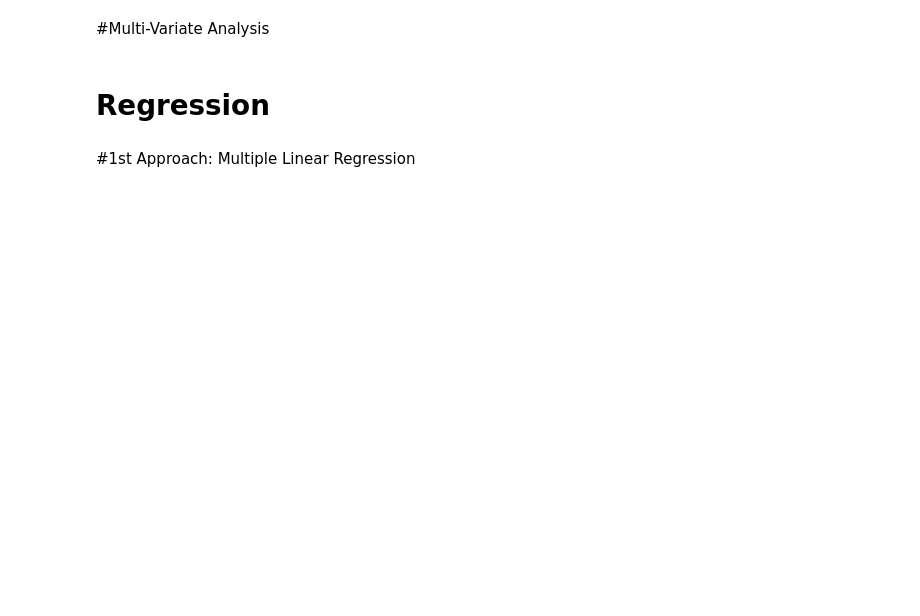
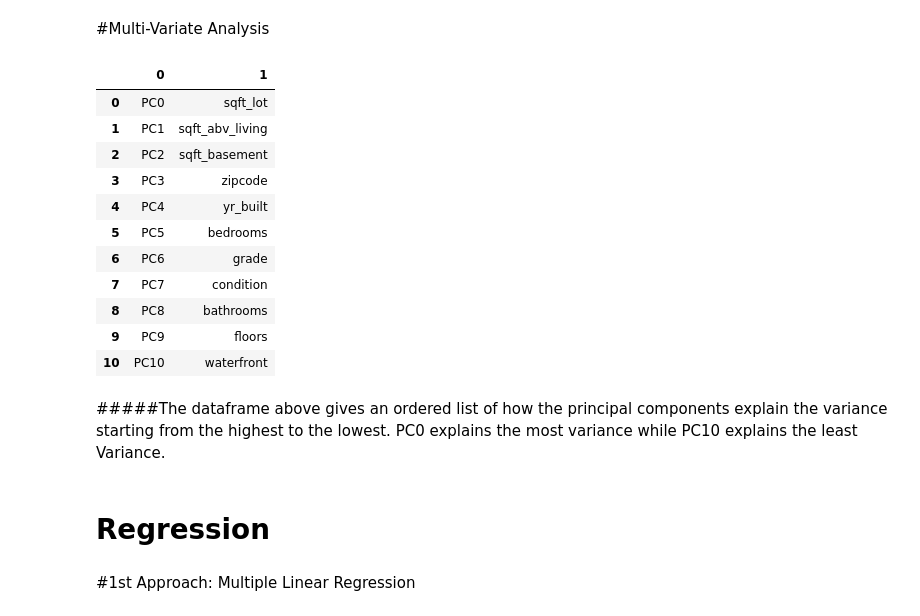
Before and after one commit to vivianusdjpy/Supervised-Learning-with-Various-Regression-Techniques, a Jupyter notebook: Supervised_Learning_using_various_Regression_Techniques.ipynb, the cells around one changed output. Saved outputs shown, nothing was run; the diff lists cells and outputs as text; code cells hidden in the pictures; blank space fills up the shorter version.

```diff
--- a/Supervised_Learning_using_various_Regression_Techniques.ipynb
+++ b/Supervised_Learning_using_various_Regression_Techniques.ipynb
@@ -484,25 +526,43 @@ memory usage: 2.8 MB
 # %% [markdown]
 #Multi-Variate Analysis
 # %%
+
 from sklearn.decomposition import PCA
-import pandas as pd
-import numpy as np
+
 np.random.seed(0)
+
 train_features = X
-model = PCA(n_components=4).fit(train_features)
+
+model = PCA(n_components=11).fit(train_features)
+
 # number of components
 n_pcs= model.components_.shape[0]
 # get the index of the most important feature on EACH component
 # LIST COMPREHENSION HERE
 most_important = [np.abs(model.components_[i]).argmax() for i in range(n_pcs)]
-initial_feature_names = ['fixed acidity','volatile acidity','citric acid','residual sugar','chlorides','free sulfur dioxide','total sulfur dioxide','density','pH','sulphates', 'alcohol  quality']
+initial_feature_names = ['bedrooms','bathrooms','sqft_lot','floors','waterfront','condition','grade','sqft_basement','yr_built','zipcode','sqft_abv_living']
 # get the names
 most_important_names = [initial_feature_names[most_important[i]] for i in range(n_pcs)]
 # LIST COMPREHENSION HERE AGAIN
 dic = {'PC{}'.format(i): most_important_names[i] for i in range(n_pcs)}
 # build the dataframe
 df = pd.DataFrame(dic.items())
 df
+# %% [output]
+|  | 0 | 1 |
+| 0 | PC0 | sqft_lot |
+| 1 | PC1 | sqft_abv_living |
+| 2 | PC2 | sqft_basement |
+| 3 | PC3 | zipcode |
+| 4 | PC4 | yr_built |
+| 5 | PC5 | bedrooms |
+| 6 | PC6 | grade |
+| 7 | PC7 | condition |
+| 8 | PC8 | bathrooms |
+| 9 | PC9 | floors |
+| 10 | PC10 | waterfront |
+# %% [markdown]
+#####The dataframe above gives an ordered list of how the principal components explain the variance starting from the highest to the lowest. PC0 explains the most variance while PC10 explains the least Variance.
 # %% [markdown]
 # Regression
 # %% [markdown]
```
Also changed, not shown: parts of 31 cells of this notebook.
